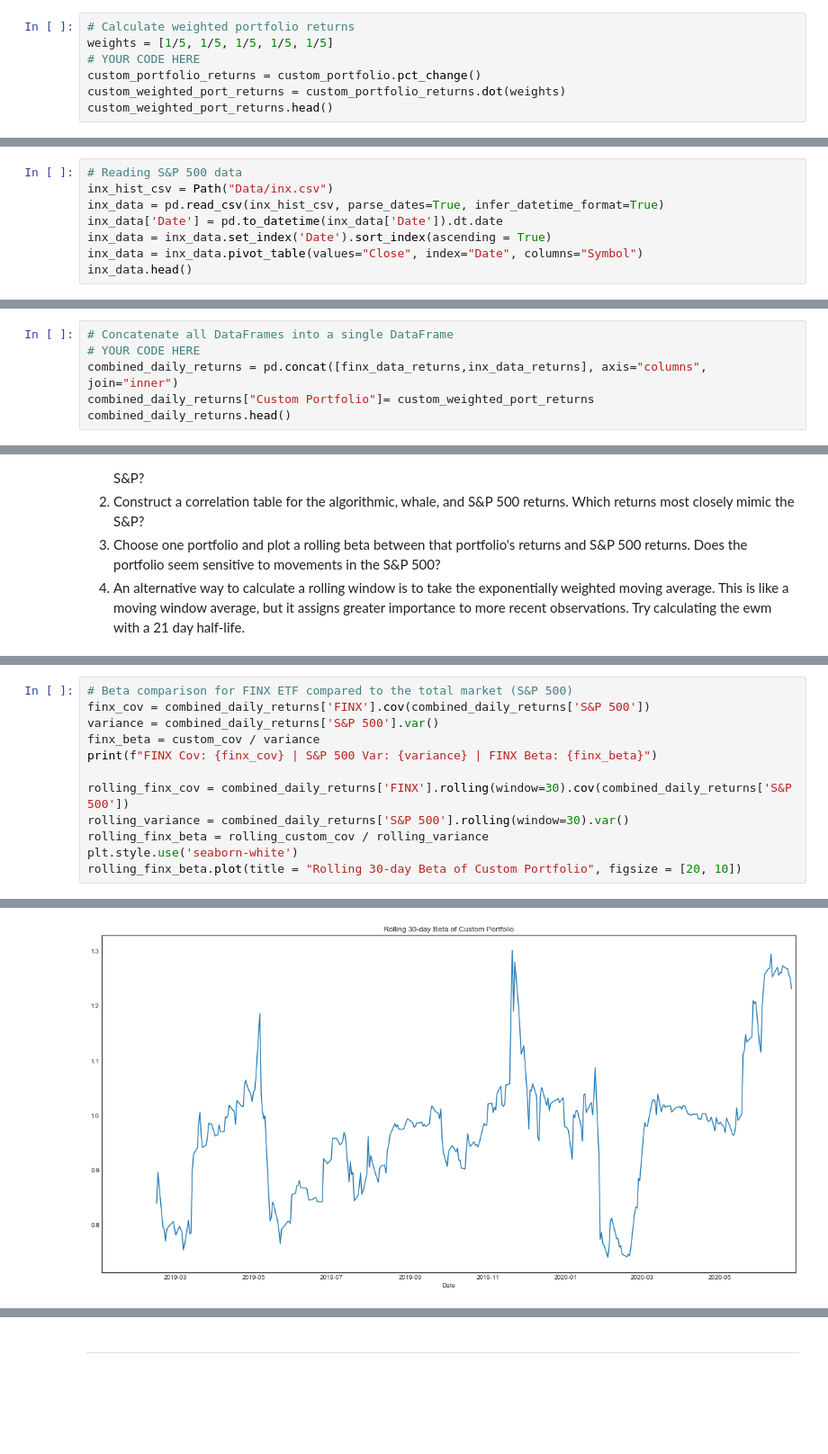
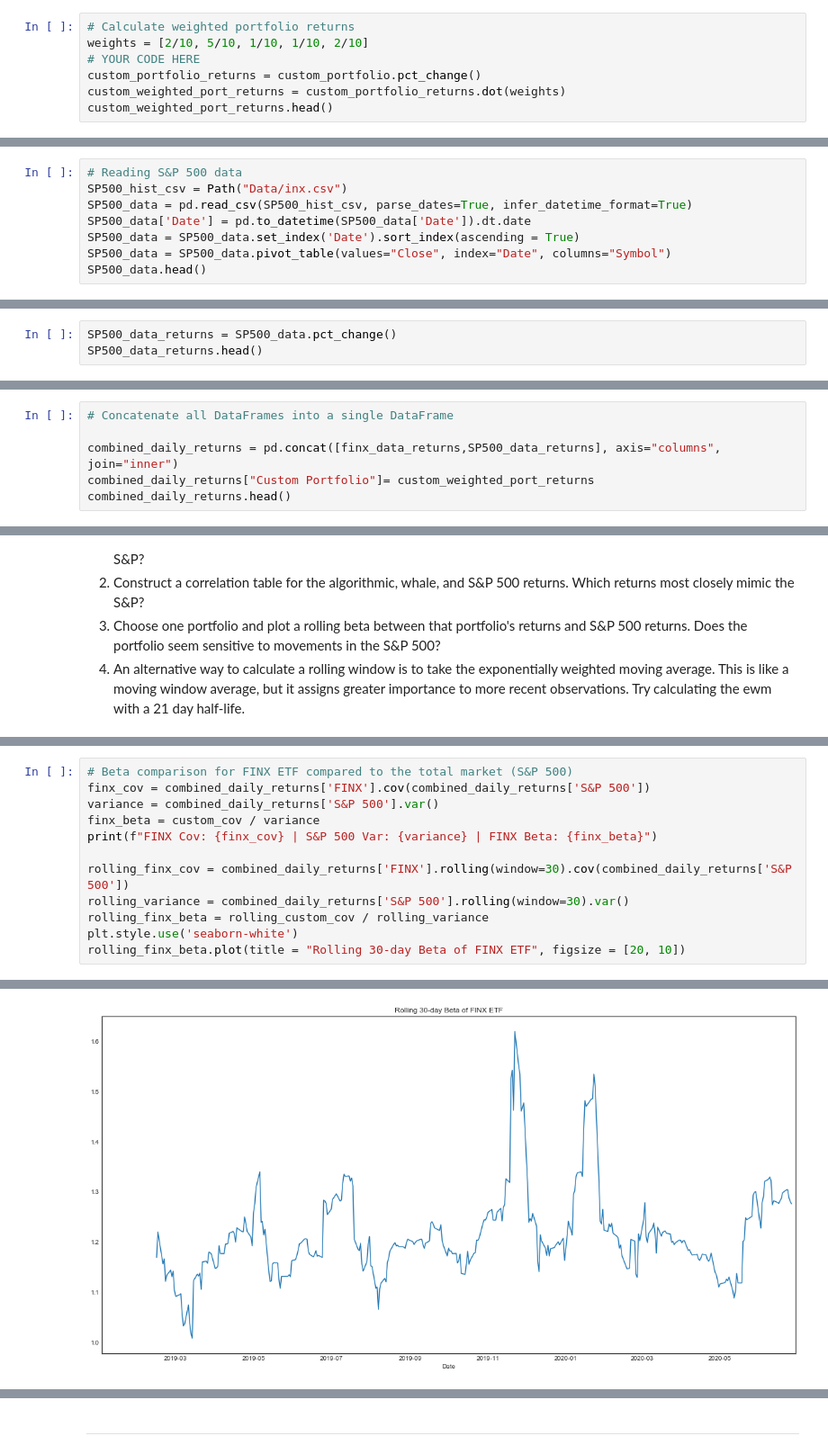
Before and after one commit to you915/A-Comparative-Portfolio-Analysis-and-a-glimpse-into-the-future, a Jupyter notebook: portfolio.ipynb, the cells around one changed output, grey strips where cells are left out. Shown at 90% size. Drawn from its saved outputs; the diff is of its cells as text; blank space fills up the shorter version.

```diff
--- a/portfolio.ipynb
+++ b/portfolio.ipynb
@@ -132,7 +162,7 @@ XOM     0
 dtype: int64
 # %%
 # Calculate weighted portfolio returns
-weights = [1/5, 1/5, 1/5, 1/5, 1/5]
+weights = [2/10, 5/10, 1/10, 1/10, 2/10]
 # YOUR CODE HERE
 custom_portfolio_returns = custom_portfolio.pct_change()
 custom_weighted_port_returns = custom_portfolio_returns.dot(weights)
@@ -184,12 +219,12 @@ FINX    0
 dtype: int64
 # %%
 # Reading S&P 500 data
-inx_hist_csv = Path("Data/inx.csv")
-inx_data = pd.read_csv(inx_hist_csv, parse_dates=True, infer_datetime_format=True)
-inx_data['Date'] = pd.to_datetime(inx_data['Date']).dt.date
-inx_data = inx_data.set_index('Date').sort_index(ascending = True)
-inx_data = inx_data.pivot_table(values="Close", index="Date", columns="Symbol")
-inx_data.head()
+SP500_hist_csv = Path("Data/inx.csv")
+SP500_data = pd.read_csv(SP500_hist_csv, parse_dates=True, infer_datetime_format=True)
+SP500_data['Date'] = pd.to_datetime(SP500_data['Date']).dt.date
+SP500_data = SP500_data.set_index('Date').sort_index(ascending = True)
+SP500_data = SP500_data.pivot_table(values="Close", index="Date", columns="Symbol")
+SP500_data.head()
 # %% [output]
 | Symbol | S&P 500 |
 | Date |  |
@@ -211,0 +240,3 @@ inx_data_returns.head()
+# %%
+SP500_data_returns = SP500_data.pct_change()
+SP500_data_returns.head()
@@ -221,8 +260,8 @@ dtype: int64
 ## Combine Custom Portfolio, FINX ETF, and S&P 500 Returns
 # %%
 # Concatenate all DataFrames into a single DataFrame
-# YOUR CODE HERE
-combined_daily_returns = pd.concat([finx_data_returns,inx_data_returns], axis="columns", join="inner")
+
+combined_daily_returns = pd.concat([finx_data_returns,SP500_data_returns], axis="columns", join="inner")
 combined_daily_returns["Custom Portfolio"]= custom_weighted_port_returns
 combined_daily_returns.head()
 # %% [output]
@@ -379,5 +402,5 @@ rolling_finx_cov = combined_daily_returns['FINX'].rolling(window=30).cov(combine
 rolling_variance = combined_daily_returns['S&P 500'].rolling(window=30).var()
 rolling_finx_beta = rolling_custom_cov / rolling_variance
 plt.style.use('seaborn-white')
-rolling_finx_beta.plot(title = "Rolling 30-day Beta of Custom Portfolio", figsize = [20, 10])
+rolling_finx_beta.plot(title = "Rolling 30-day Beta of FINX ETF", figsize = [20, 10])
 # %% [output]
@@ -385,4 +408,4 @@ FINX Cov: 0.00035511895148906736 | S&P 500 Var: 0.00032080225864068235 | FINX Be
 <matplotlib.axes._subplots.AxesSubplot at 0x...>
-[figure, old version]
+[figure, new version]
 # %%
 # Calculate a rolling window using the exponentially weighted moving average.
```
Also changed, not shown: parts of 39 cells of this notebook, 19 other files.
